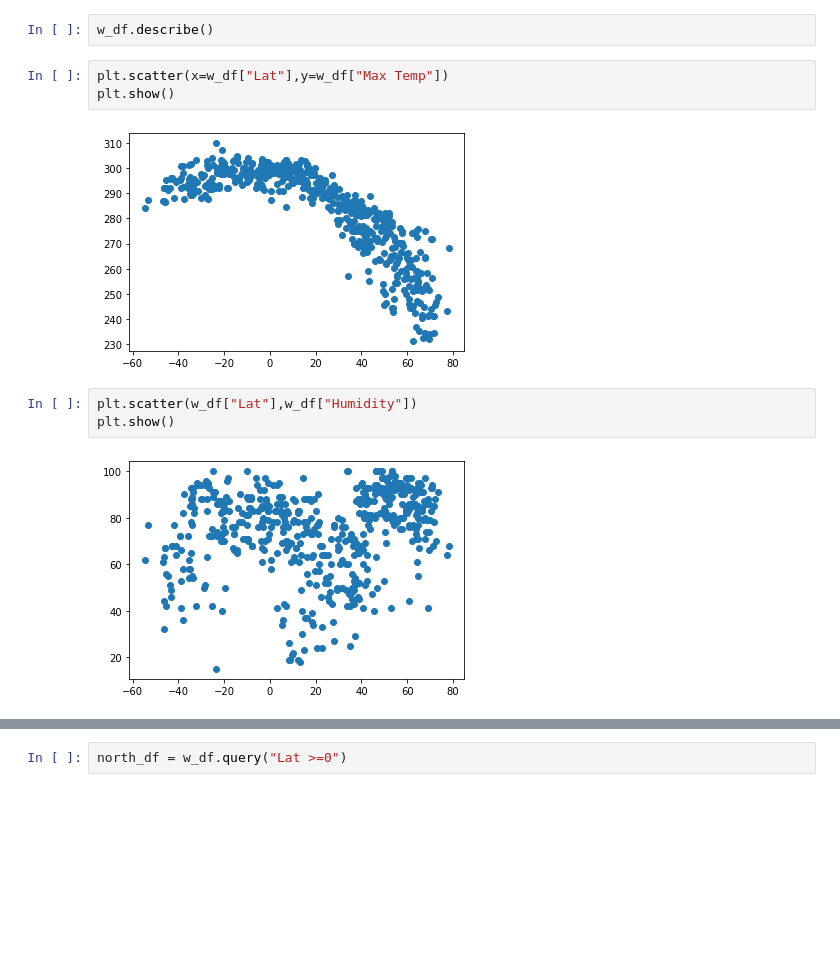
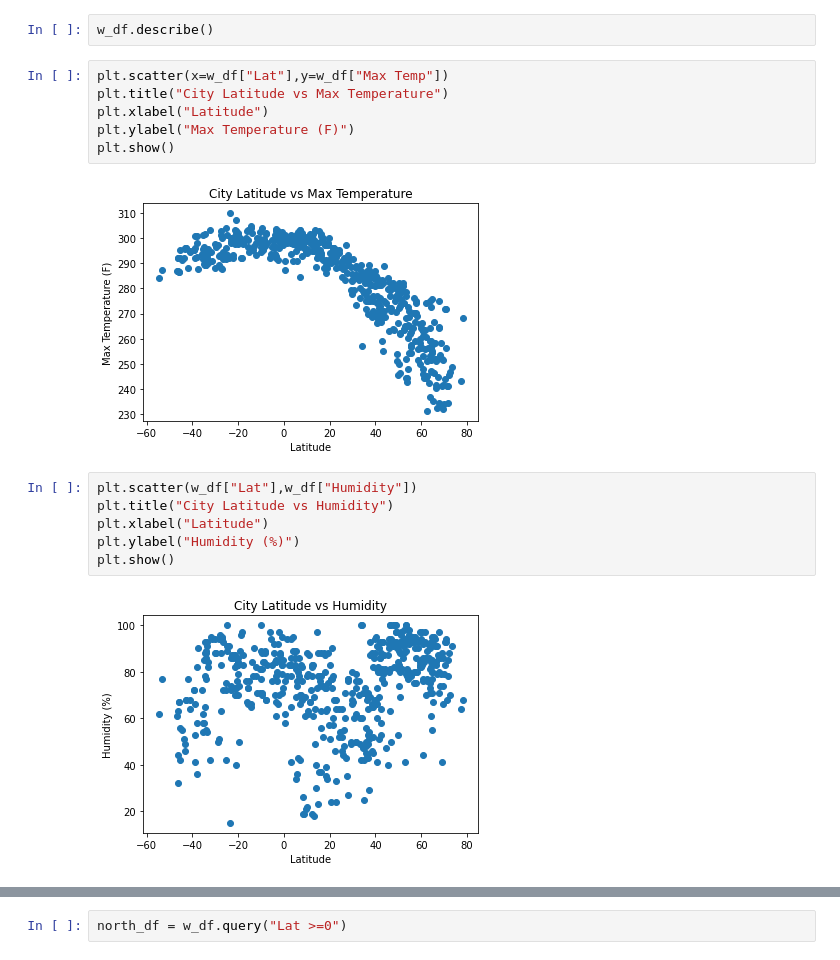
Before and after one commit to write42/python-api-challenge, a Jupyter notebook: WeatherPy/WeatherPy.ipynb, the cells around one changed output, grey strips where cells are left out. Drawn from its saved outputs; the diff is of its cells as text; blank space fills up the shorter version.

Commit message:
Almost done with graphs

```diff
--- a/WeatherPy/WeatherPy.ipynb
+++ b/WeatherPy/WeatherPy.ipynb
@@ -132,13 +132,19 @@ w_df
 w_df.describe()
 # %%
 plt.scatter(x=w_df["Lat"],y=w_df["Max Temp"])
+plt.title("City Latitude vs Max Temperature")
+plt.xlabel("Latitude")
+plt.ylabel("Max Temperature (F)")
 plt.show()
 # %% [output]
-[figure, old version]
+[figure, new version]
 # %%
 plt.scatter(w_df["Lat"],w_df["Humidity"])
+plt.title("City Latitude vs Humidity")
+plt.xlabel("Latitude")
+plt.ylabel("Humidity (%)")
 plt.show()
 # %% [output]
-[figure, old version]
+[figure, new version]
 # %%
 plt.scatter(w_df["Lat"],w_df["Cloudiness"])
```
Also changed, not shown: parts of 11 cells of this notebook.
